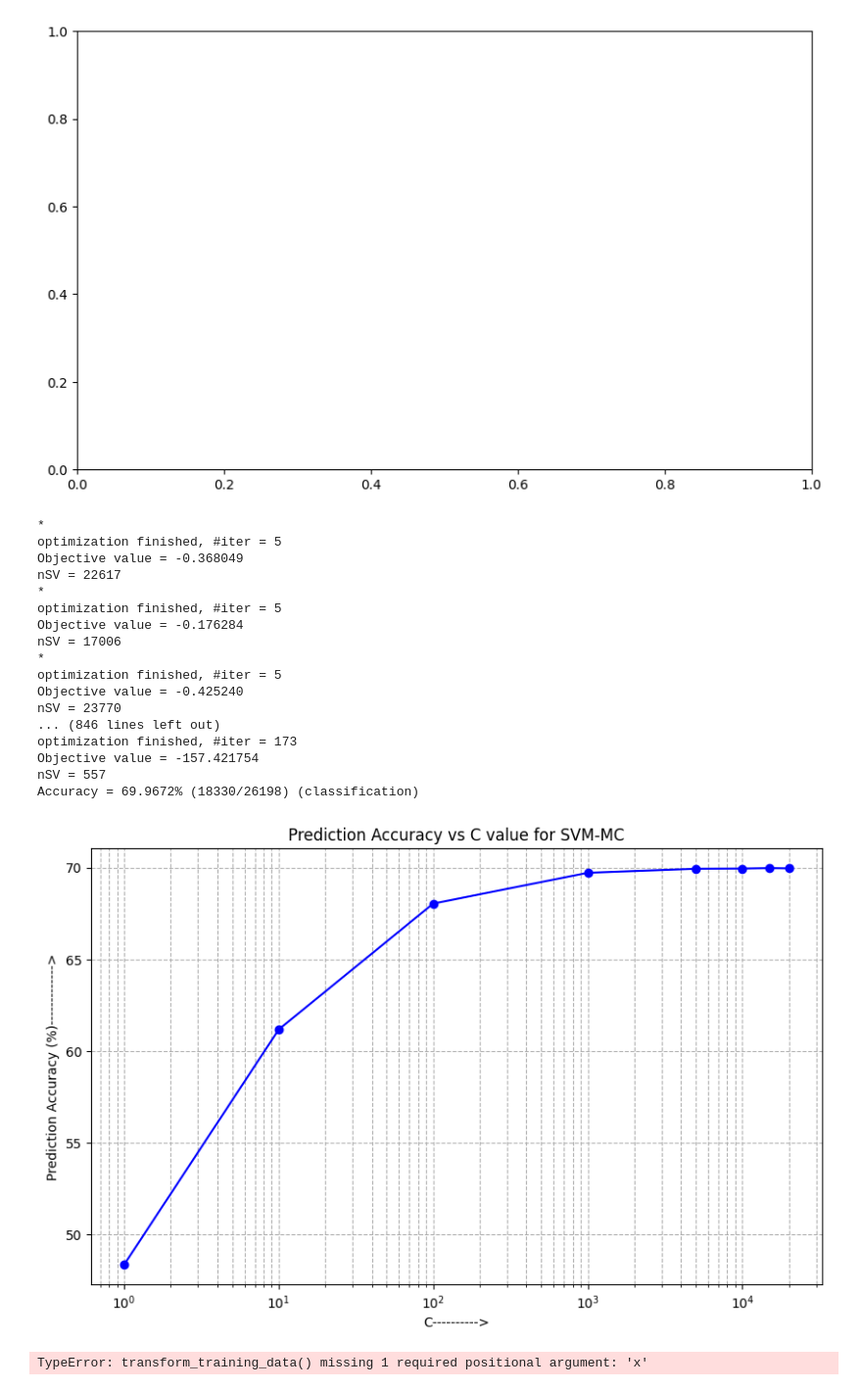
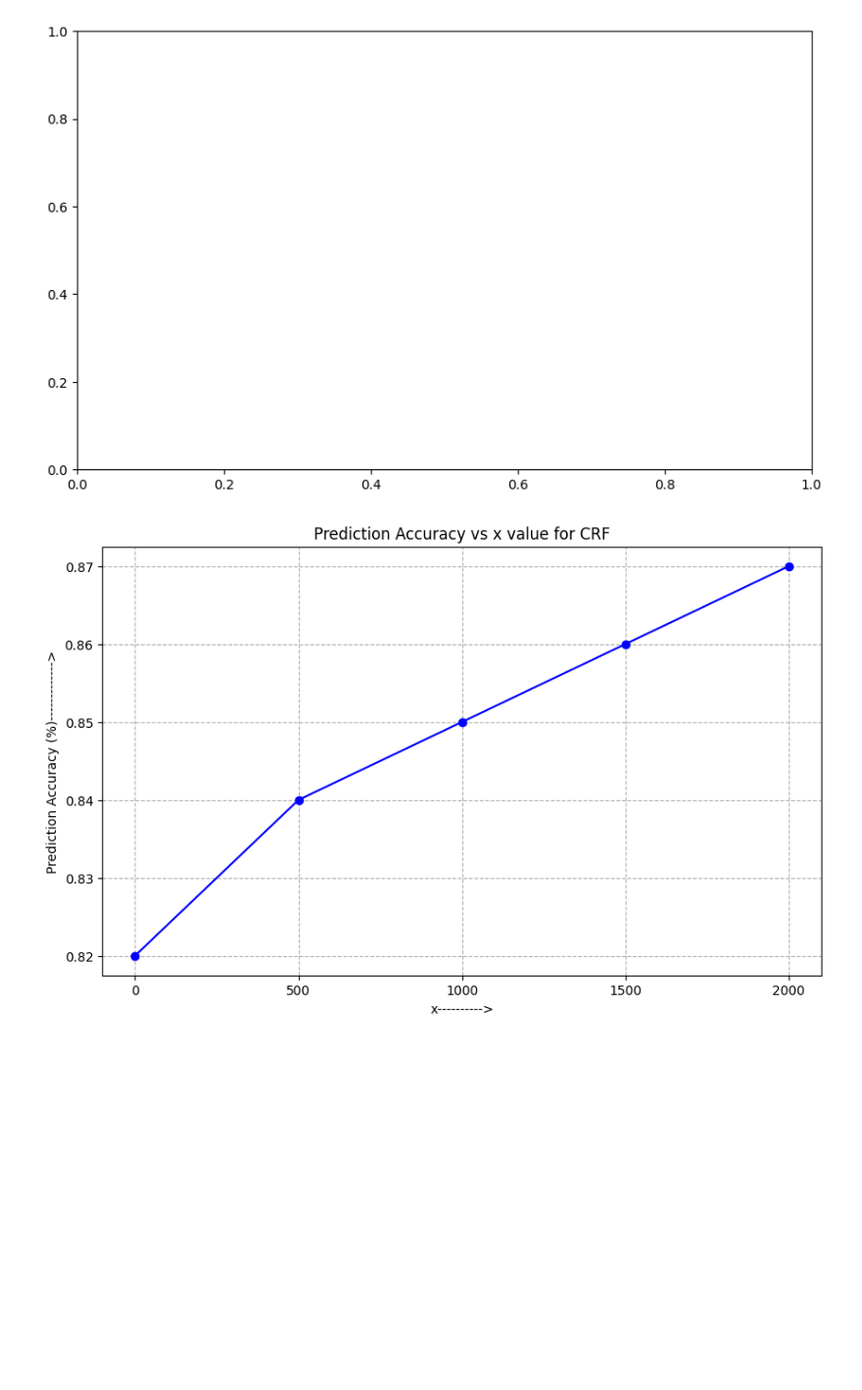
Before and after one commit to deekshaf7/CS512_lab1, a Jupyter notebook: Lab_1/Q3_5.ipynb, the cells around one changed output. Shown at 98% size. Drawn from its saved outputs; the diff is of its cells as text; code cells hidden in the pictures; blank space fills up the shorter version.

```diff
--- a/Lab_1/Q3_5.ipynb
+++ b/Lab_1/Q3_5.ipynb
@@ -46,54 +46,35 @@ TypeError: unhashable type: 'numpy.ndarray'
 #Calculation of accuracy
 accuracy_values_svm_mc = {}
 for c in c_values:
-    accuracy_values_svm_mc[c] = svm_mc(c,0)
+    accuracy_values_svm_mc[c] = svm_mc(c,0,0)
 
 accuracy_values_array_mc = list(accuracy_values_svm_mc.values())
 
 #Plot the graph
 model = "SVM-MC"  # Name of the model
 x_label = "C"  # Description of what parameter is varied
-plot_accuracy(c_values, accuracy_values_array_mc, model, x_label)
+plot_accuracy(c_values, accuracy_values_array_mc, model, x_label,3)
-# %% [output]
-*
-optimization finished, #iter = 5
-Objective value = -0.368049
-nSV = 22617
-*
-optimization finished, #iter = 5
-Objective value = -0.176284
-nSV = 17006
-*
-optimization finished, #iter = 5
-Objective value = -0.425240
-nSV = 23770
-... (846 lines left out)
-optimization finished, #iter = 173
-Objective value = -157.421754
-nSV = 557
-Accuracy = 69.9672% (18330/26198) (classification)
-[figure, removed]
 # %%
 #Q5 (a) Accuracy on letter-wise prediction -the percentage of correctly predicted letters on the whole test set
 
 #plot the letter-wise prediction accuracy on test data vs x lines of transformations on training data
 x_values = [0, 500, 1000, 1500, 2000]
 
 #data transformation
-for i in x_values:
-    transform_training_data(i)
+for x in x_values:
+    transform_training_data_rotate_translate(x)
 
 #1 CRF part
 # Best value of c for CRF found in 3a is <->
 #call the crf function to get the accuracy values
 accuracy_values = [0.82, 0.84, 0.85, 0.86, 0.87]  # Example accuracy values for each dataset size
 
 model = "CRF"  # Name of the model
 x_label = "x"  # Description of what parameter is varied ]
 
-plot_accuracy(x_values, accuracy_values, model, x_label)
+plot_accuracy(x_values, accuracy_values, model, x_label,5)
 # %% [output]
-TypeError: transform_training_data() missing 1 required positional argument: 'x'
+[figure, added]
 # %%
 #2 SVM-MC part
 # Best value of c for CRF found in 3a is 1000
```
Also changed, not shown: parts of 3 cells of this notebook, 3 other files.
